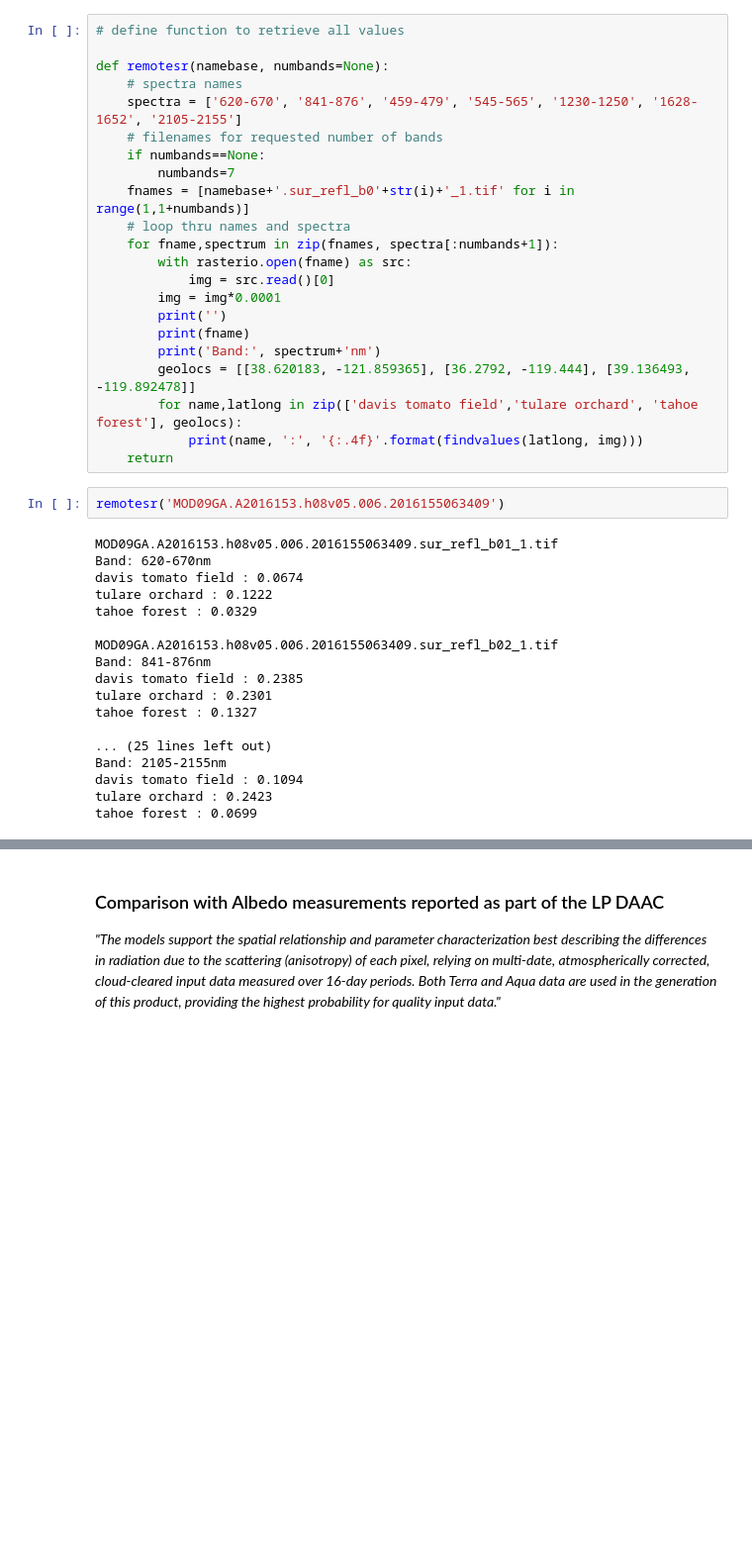
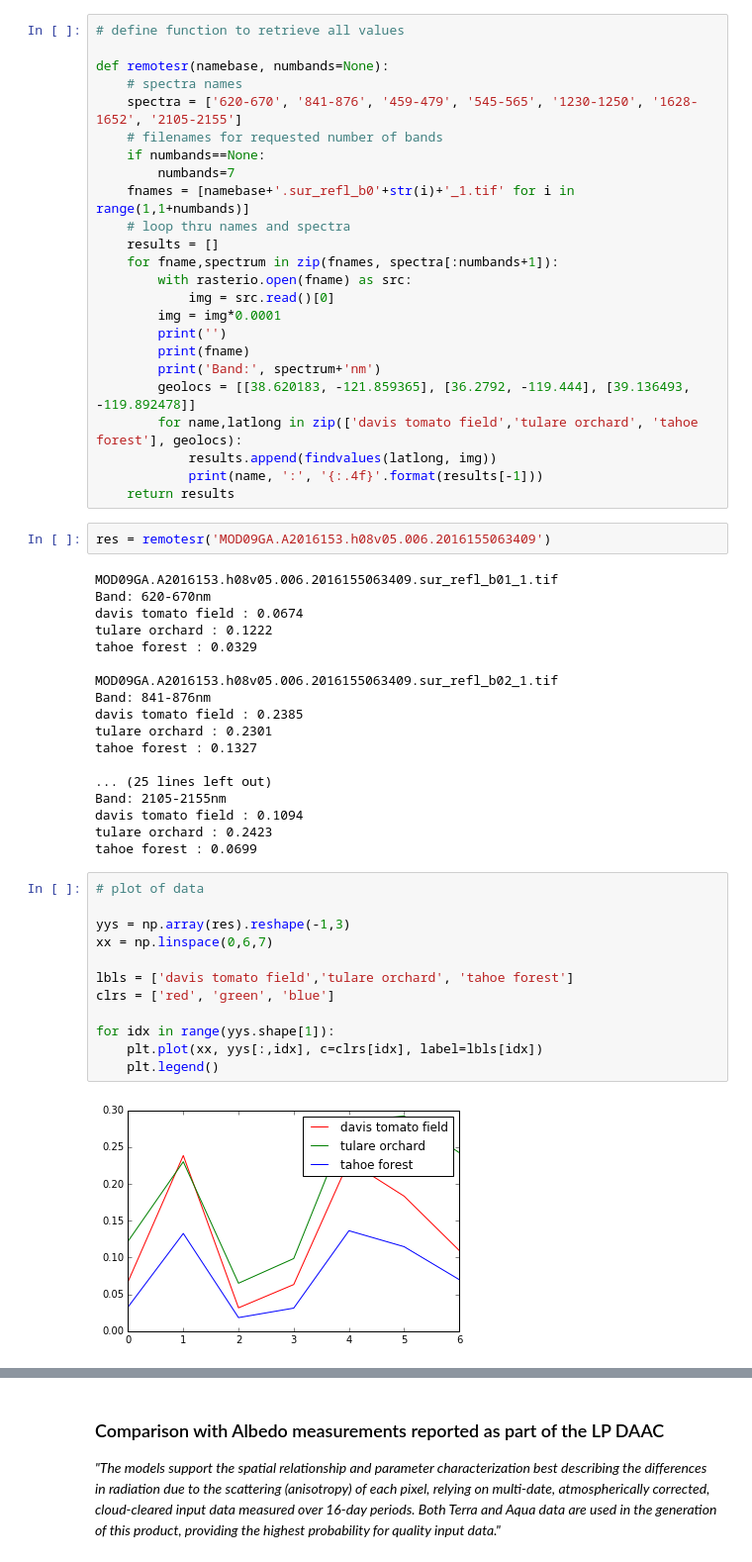
Before and after one commit to dbricare/albedo, a Jupyter notebook: albedo.ipynb, the cells around one changed output, grey strips where cells are left out. Shown at 99% size. Cells and saved outputs as stored; diff of their text form; blank space fills up the shorter version.

```diff
--- a/albedo.ipynb
+++ b/albedo.ipynb
@@ -282,6 +304,7 @@ def remotesr(namebase, numbands=None):
         numbands=7
     fnames = [namebase+'.sur_refl_b0'+str(i)+'_1.tif' for i in range(1,1+numbands)]
     # loop thru names and spectra
+    results = []
     for fname,spectrum in zip(fnames, spectra[:numbands+1]):
         with rasterio.open(fname) as src:
             img = src.read()[0]
@@ -291,10 +314,11 @@ def remotesr(namebase, numbands=None):
         print('Band:', spectrum+'nm')
         geolocs = [[38.620183, -121.859365], [36.2792, -119.444], [39.136493, -119.892478]]
         for name,latlong in zip(['davis tomato field','tulare orchard', 'tahoe forest'], geolocs):
-            print(name, ':', '{:.4f}'.format(findvalues(latlong, img)))
-    return
+            results.append(findvalues(latlong, img))
+            print(name, ':', '{:.4f}'.format(results[-1]))
+    return results
 # %%
-remotesr('MOD09GA.A2016153.h08v05.006.2016155063409')
+res = remotesr('MOD09GA.A2016153.h08v05.006.2016155063409')
 # %% [output]
 MOD09GA.A2016153.h08v05.006.2016155063409.sur_refl_b01_1.tif
 Band: 620-670nm
@@ -313,3 +337,17 @@ Band: 2105-2155nm
 davis tomato field : 0.1094
 tulare orchard : 0.2423
 tahoe forest : 0.0699
+# %%
+# plot of data
+
+yys = np.array(res).reshape(-1,3)
+xx = np.linspace(0,6,7)
+
+lbls = ['davis tomato field','tulare orchard', 'tahoe forest']
+clrs = ['red', 'green', 'blue']
+
+for idx in range(yys.shape[1]):
+    plt.plot(xx, yys[:,idx], c=clrs[idx], label=lbls[idx])
+    plt.legend()
+# %% [output]
+[figure, added]
```
Also changed, not shown: parts of 15 cells of this notebook, 1 other file.
